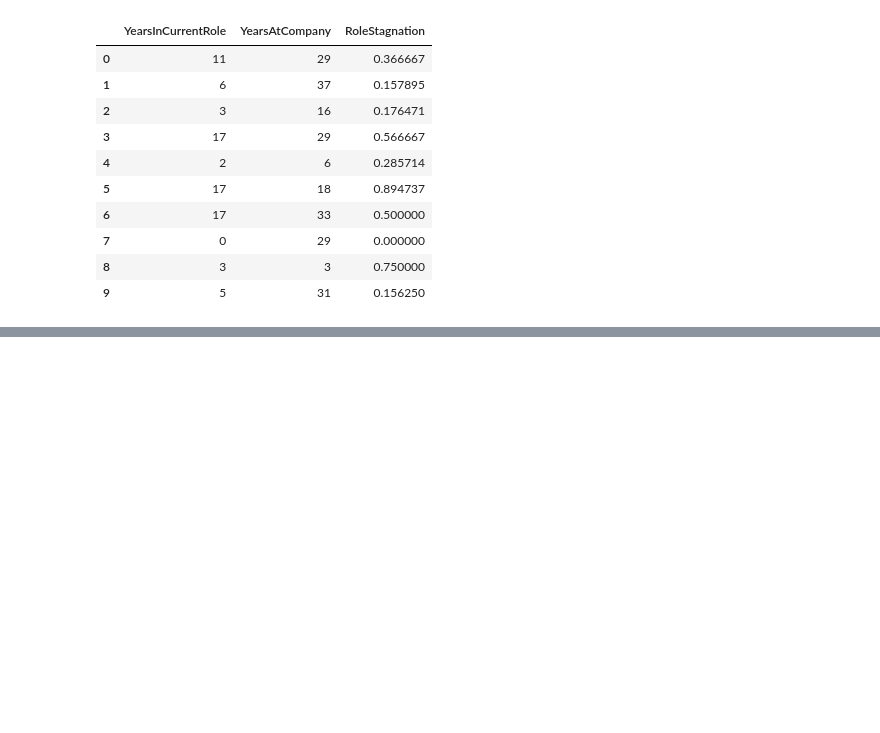
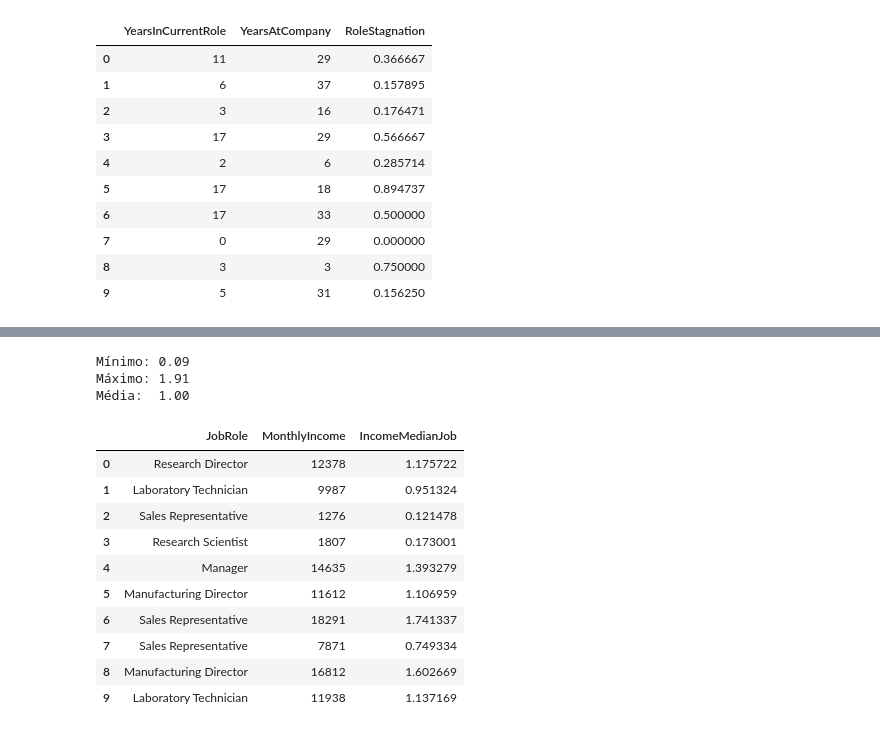
Before and after one commit to JonasGX/model-techcorp-attrition, a Jupyter notebook: notebooks/02_feature_engineering.ipynb, the cells around one changed output, grey strips where cells are left out. Drawn from its saved outputs; the diff is of its cells as text; code cells hidden in the pictures; blank space fills up the shorter version.

```diff
--- a/notebooks/02_feature_engineering.ipynb
+++ b/notebooks/02_feature_engineering.ipynb
@@ -301,0 +394,33 @@ Média:  0.44
+# %%
+# Feature 8: IncomeMedianJob
+# Calcula a mediana de salário por cargo e compara com o salário do funcionário
+median_by_role = df.groupby('JobRole')['MonthlyIncome'].transform('median')
+df['IncomeMedianJob'] = df['MonthlyIncome'] / median_by_role
+
+# Verificar o resultado
+print(f"Mínimo: {df['IncomeMedianJob'].min():.2f}")
+print(f"Máximo: {df['IncomeMedianJob'].max():.2f}")
+print(f"Média:  {df['IncomeMedianJob'].mean():.2f}")
+df[['JobRole', 'MonthlyIncome', 'IncomeMedianJob']].head(10)
+
+# Os resultados mostram que a feature varia entre 0.09 e 1.91, com média de 1.00.
+# Exemplos:
+# Linha 2 (Sales Representative, salário 1.276) com IncomeMedianJob de 0.12, ou seja, ganha apenas 12% da mediana do cargo.
+# Linha 6 (mesmo cargo, salário 18.291) tem IncomeMedianJob de 1.74, ganhando 74% acima da mediana.
+
+# A feature diferencia bem funcionários subvalorizados dentro do mesmo cargo.
+# %% [output]
+Mínimo: 0.09
+Máximo: 1.91
+Média:  1.00
+|  | JobRole | MonthlyIncome | IncomeMedianJob |
+| 0 | Research Director | 12378 | 1.175722 |
+| 1 | Laboratory Technician | 9987 | 0.951324 |
+| 2 | Sales Representative | 1276 | 0.121478 |
+| 3 | Research Scientist | 1807 | 0.173001 |
+| 4 | Manager | 14635 | 1.393279 |
+| 5 | Manufacturing Director | 11612 | 1.106959 |
+| 6 | Sales Representative | 18291 | 1.741337 |
+| 7 | Sales Representative | 7871 | 0.749334 |
+| 8 | Manufacturing Director | 16812 | 1.602669 |
+| 9 | Laboratory Technician | 11938 | 1.137169 |
```
Also changed, not shown: parts of 14 cells of this notebook, 4 other files.
